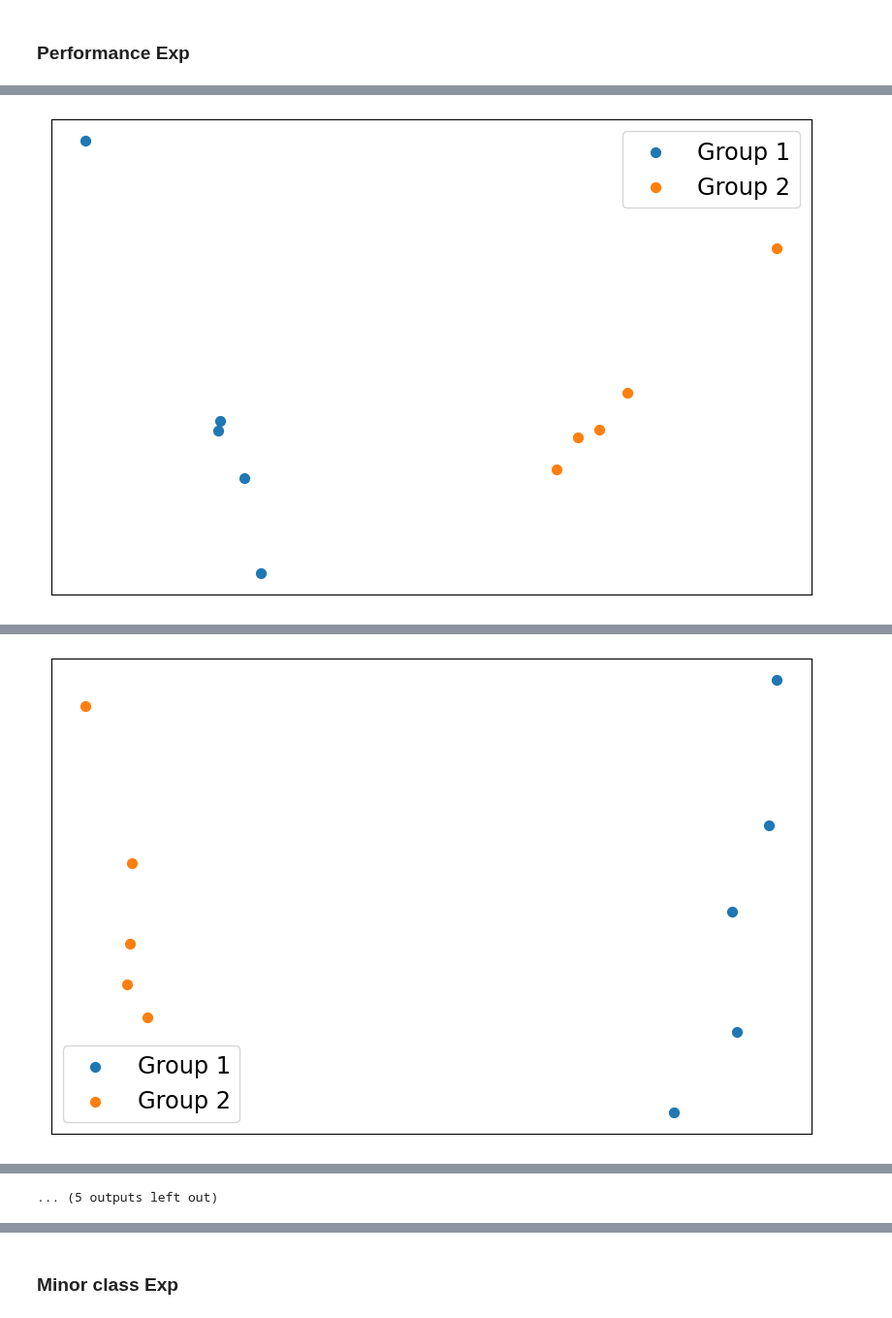
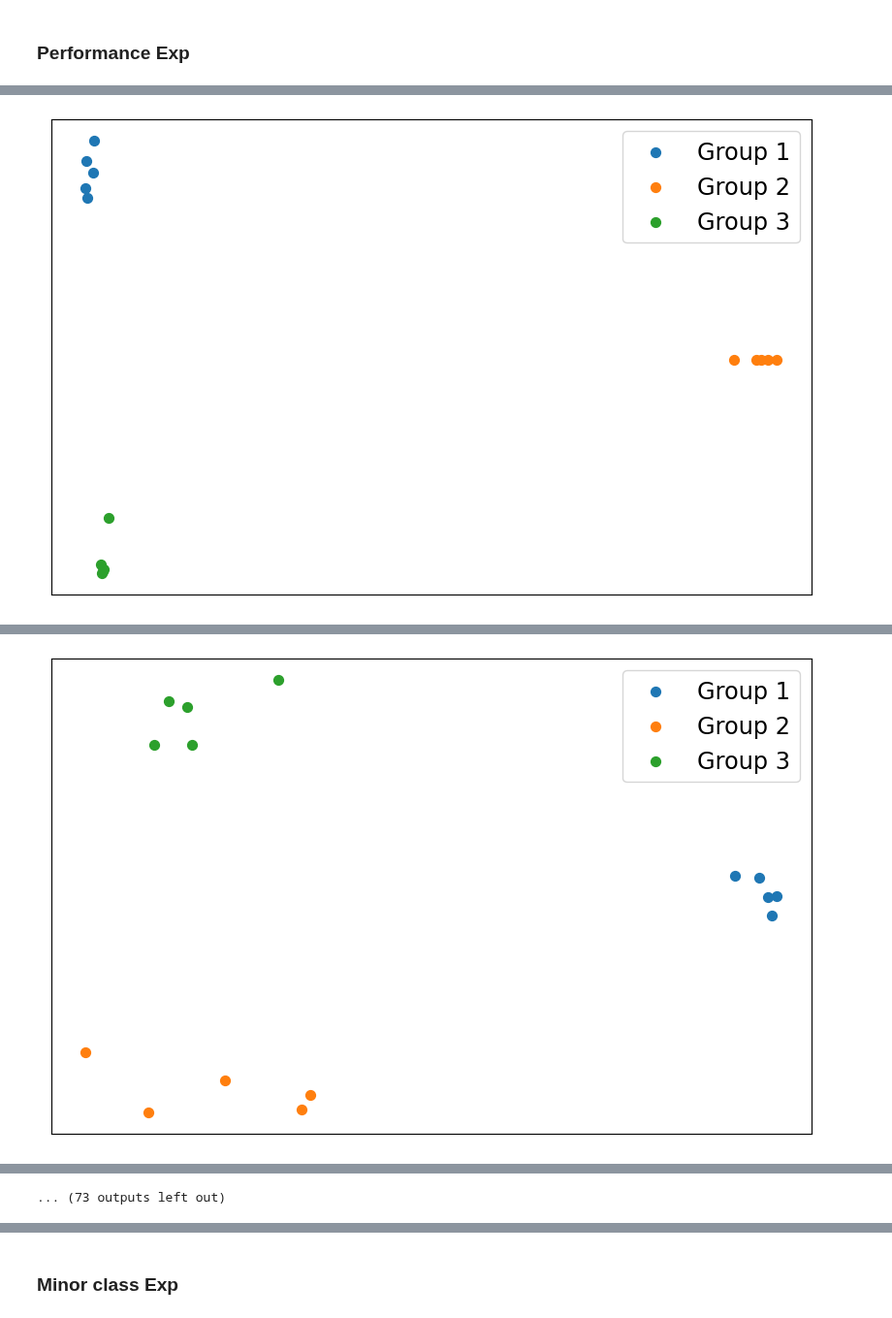
Before and after one commit to yangbaechu/FD-with-Label-Based-Group-Structure, a Jupyter notebook: FedCD.ipynb, the cells around one changed output, grey strips where cells are left out. Shown at 97% size. Cells and saved outputs as stored; diff of their text form; code cells hidden in the pictures.

Commit message:
Middle result

```diff
--- a/FedCD.ipynb
+++ b/FedCD.ipynb
@@ -44,8 +44,8 @@ NUMBER_OF_CLUSTER = 3
 ALPHA = 0.1
 device = "cuda" if torch.cuda.is_available() else "cpu"
 # %%
-data = datasets.CIFAR10(root="CIFAR10/", download=True)
-#data = datasets.MNIST(root="MNIST/", download=False)
+#data = datasets.CIFAR10(root="CIFAR10/", download=True)
+data = datasets.MNIST(root="MNIST/", download=False)
 idcs = np.random.permutation(len(data))
 
 def cluster(server, clients, number_of_cluster):
@@ -575,39 +573,46 @@ def model_clustering_exp(n_clients, total_client_data, distill_data, number_of_c
 import pandas as pd
 
 t = 2
-data_per_client = 500
 
 # Initialize an empty list to store all results
 all_results = []
 
-# Loop over the range of 'group_count' values
-for group_count in [2, 4]:
-    # Update cluster_distribution based on new group_count
-    cluster_distribution = [1/group_count for i in range(1, group_count+1)]
+# Define only one group count, which is 3
+group_count = 3
 
-    # Initialize n_clients based on group_count
-    n_clients = group_count * 5
+# Update cluster_distribution based on new group_count
+cluster_distribution = [1/group_count for i in range(1, group_count+1)]
 
-    # Loop over the range of 'class_per_group' values
-    for class_per_group in range(2, 6):  # Values 2, 3, 4, 5
-        # Assuming you have a function to get instances_per_class_per_client
-        instances_per_class_per_client = get_combination(group_count, class_per_group)
+# Initialize n_clients based on group_count
+n_clients = group_count * 5
 
-        # Run the experiment
-        client_accs, cluster_accs, global_accs, silhouette, ari = cluster_train_result_exp(
-            n_clients, 40000, 4000, group_count, cluster_distribution, data_per_client//3, 0, instances_per_class_per_client, t
-        )
+# Loop over the different data_per_client values: 100, 300, and 500
+for data_per_client in [50, 100, 300, 500]:
+    # Loop over the different public_dataset_size values: 500 and 1000
+    for public_dataset_size in [100, 300, 500, 1000]:
+        # Loop over the range of 'class_per_group' values
+        for class_per_group in range(2, 6):  # Values 2, 3, 4, 5
+            # Assuming you have a function to get instances_per_class_per_client
+            instances_per_class_per_client = get_combination(group_count, class_per_group)
 
-        # Append to the list as a dictionary
-        all_results.append({
-            'group_count': group_count,
-            'class_per_group': class_per_group,
-            'client_accs': client_accs,
-            'cluster_accs': cluster_accs,
-            'global_accs': global_accs,
-            'silhouette': silhouette,
-            'ari': ari
-        })
+            # Run the experiment
+            client_accs, cluster_accs, global_accs, silhouette, ari = cluster_train_result_exp(
+                n_clients, 40000, public_dataset_size, group_count, cluster_distribution,
+                data_per_client//class_per_group, 0, instances_per_class_per_client, t
+            )
+
+            # Append to the list as a dictionary
+            all_results.append({
+                'group_count': group_count,
+                'class_per_group': class_per_group,
+                'client_accs': client_accs,
+                'cluster_accs': cluster_accs,
+                'global_accs': global_accs,
+                'silhouette': silhouette,
+                'ari': ari,
+                'data_per_client': data_per_client,
+                'public_dataset_size': public_dataset_size
+            })
 
 # Create a DataFrame from the list of dictionaries
 df = pd.DataFrame(all_results)
@@ -658 +669 @@ acc before distill: 0.516, [0.564, 0.467], 0.278
-[figure, old version]
+[figure, new version]
@@ -676 +690 @@ acc before distill: 0.561, [0.557, 0.565], 0.318
-[figure, old version]
+[figure, new version]
@@ -716,3 +733,3 @@ acc before distill: 0.585, [0.671, 0.429, 0.741, 0.497], 0.286
-... (5 outputs left out)
+... (73 outputs left out)
 # %%
 df
```
Also changed, not shown: parts of 4 cells of this notebook, 2 other files.
